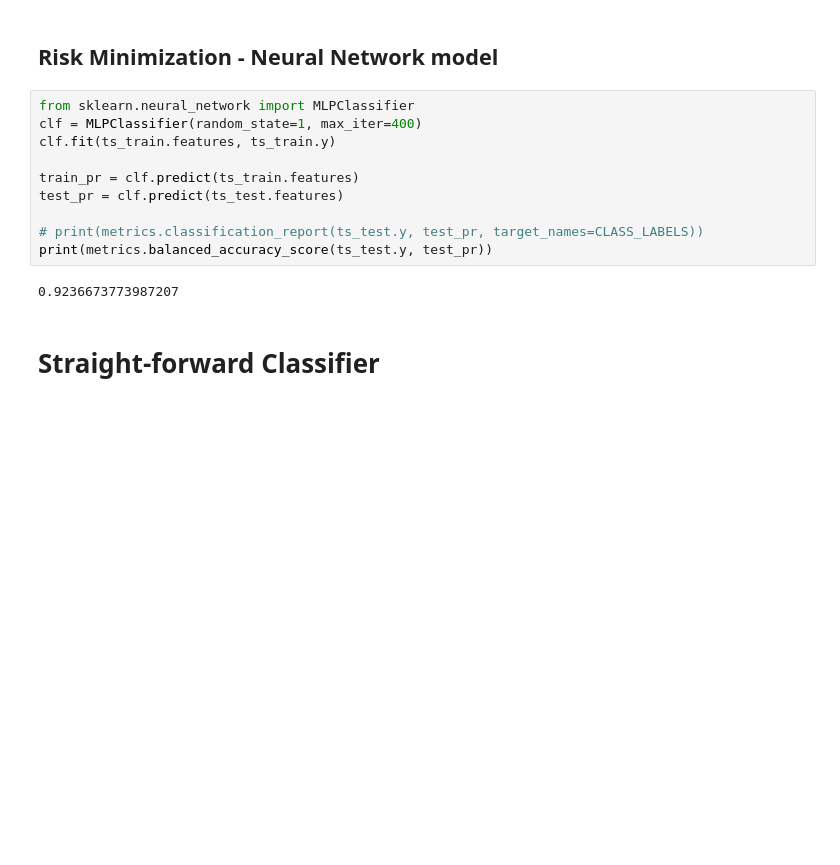
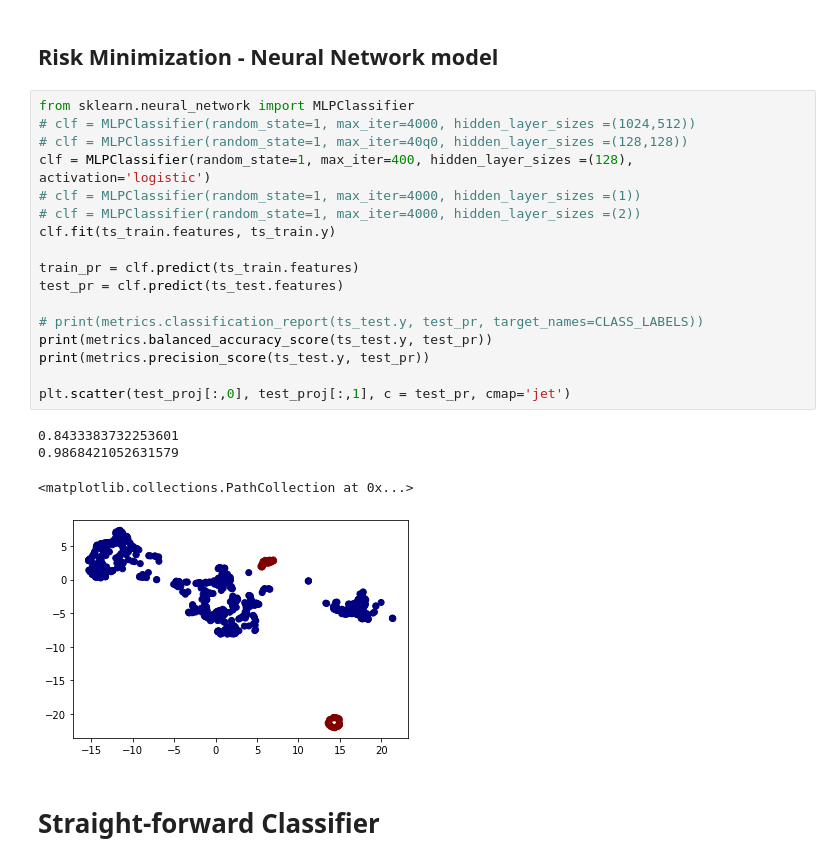
Before and after one commit to texsmv/mts_feature_learning, a Jupyter notebook: topicos_ia_tarefa_HAR.ipynb, the cells around one changed output. Saved outputs shown, nothing was run; the diff lists cells and outputs as text; blank space fills up the shorter version.

```diff
--- a/topicos_ia_tarefa_HAR.ipynb
+++ b/topicos_ia_tarefa_HAR.ipynb
@@ -123,16 +227,26 @@ print(metrics.balanced_accuracy_score(ts_test.y, test_pr))
 ## Risk Minimization -  Neural Network model
 # %%
 from sklearn.neural_network import MLPClassifier
-clf = MLPClassifier(random_state=1, max_iter=400)
+# clf = MLPClassifier(random_state=1, max_iter=4000, hidden_layer_sizes =(1024,512))
+# clf = MLPClassifier(random_state=1, max_iter=40q0, hidden_layer_sizes =(128,128))
+clf = MLPClassifier(random_state=1, max_iter=400, hidden_layer_sizes =(128), activation='logistic')
+# clf = MLPClassifier(random_state=1, max_iter=4000, hidden_layer_sizes =(1))
+# clf = MLPClassifier(random_state=1, max_iter=4000, hidden_layer_sizes =(2))
 clf.fit(ts_train.features, ts_train.y)
 
 train_pr = clf.predict(ts_train.features)
 test_pr = clf.predict(ts_test.features)
 
 # print(metrics.classification_report(ts_test.y, test_pr, target_names=CLASS_LABELS))
 print(metrics.balanced_accuracy_score(ts_test.y, test_pr))
+print(metrics.precision_score(ts_test.y, test_pr))
+
+plt.scatter(test_proj[:,0], test_proj[:,1], c = test_pr, cmap='jet')
 # %% [output]
-0.9236673773987207
+0.8433383732253601
+0.9868421052631579
+<matplotlib.collections.PathCollection at 0x...>
+[figure, added]
 # %% [markdown]
 # Straight-forward Classifier
 # %%
```
Also changed, not shown: parts of 44 cells of this notebook, 1 other file.
